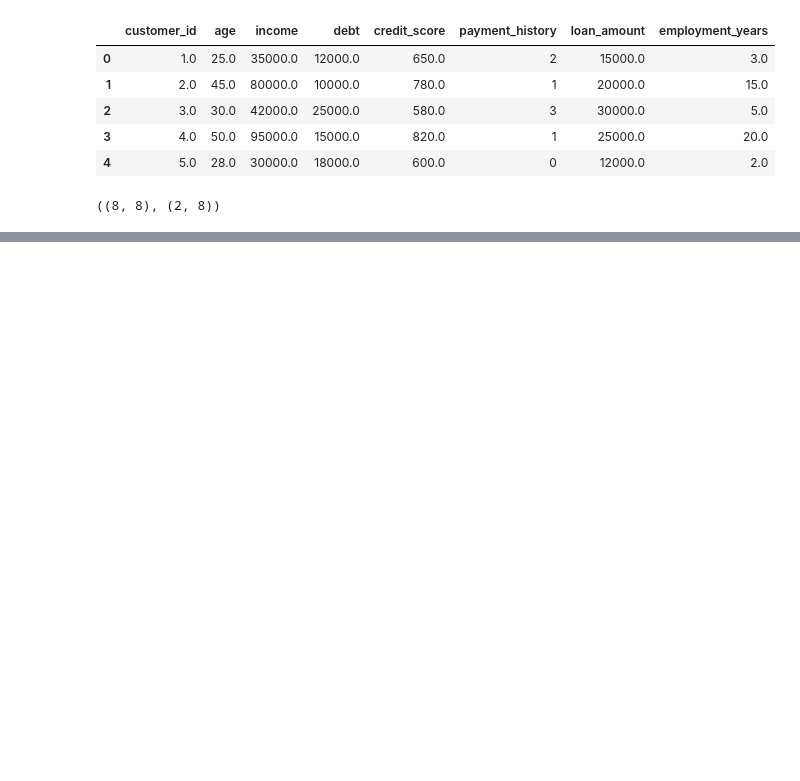
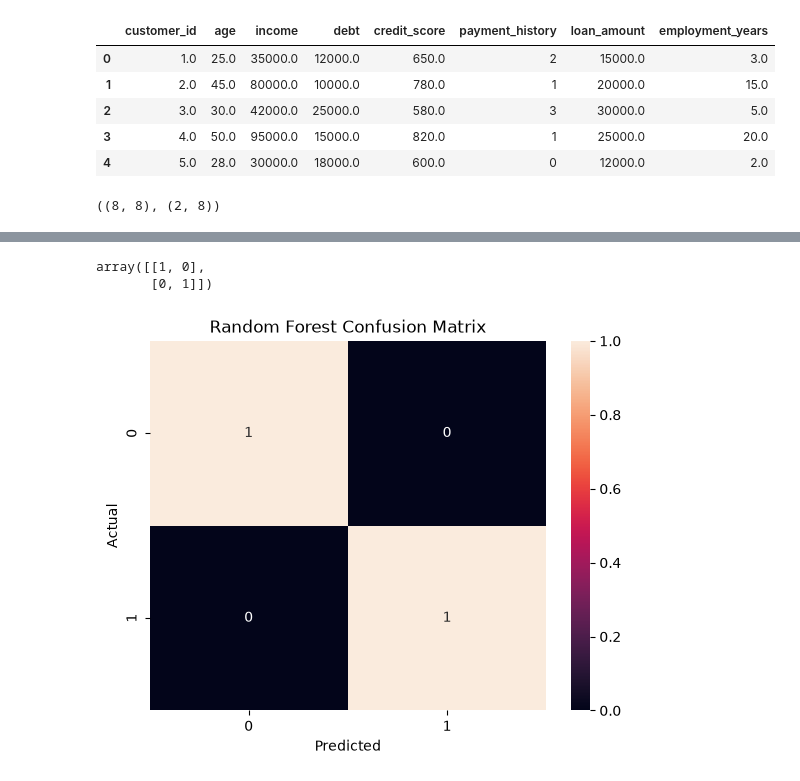
Before and after one commit to aadeshkhollam-hub/Creditworthiness---Prediction, a Jupyter notebook: notebooks/credit_prediction.ipynb, the cells around one changed output, grey strips where cells are left out. Saved outputs shown, nothing was run; the diff lists cells and outputs as text; code cells hidden in the pictures; blank space fills up the shorter version.

```diff
--- a/notebooks/credit_prediction.ipynb
+++ b/notebooks/credit_prediction.ipynb
@@ -179,0 +593,8 @@ processed_df.to_csv(
+# %%
+X = df.drop(
+    "creditworthy",
+    axis=1
+)
+
+
+y = df["creditworthy"]
@@ -179,0 +715,4 @@ processed_df.to_csv(
+# %%
+rf_pred = rf_model.predict(
+    X_test
+)
@@ -179,0 +759,37 @@ processed_df.to_csv(
+# %%
+cm = confusion_matrix(
+    y_test,
+    rf_pred
+)
+
+
+cm
+# %% [output]
+array([[1, 0],
+       [0, 1]])
+# %%
+import seaborn as sns
+
+
+sns.heatmap(
+    cm,
+    annot=True,
+    fmt="d"
+)
+
+
+plt.xlabel(
+"Predicted"
+)
+
+plt.ylabel(
+"Actual"
+)
+
+plt.title(
+"Random Forest Confusion Matrix"
+)
+
+plt.show()
+# %% [output]
+[figure, added]
```
Also changed, not shown: parts of 61 cells of this notebook.
